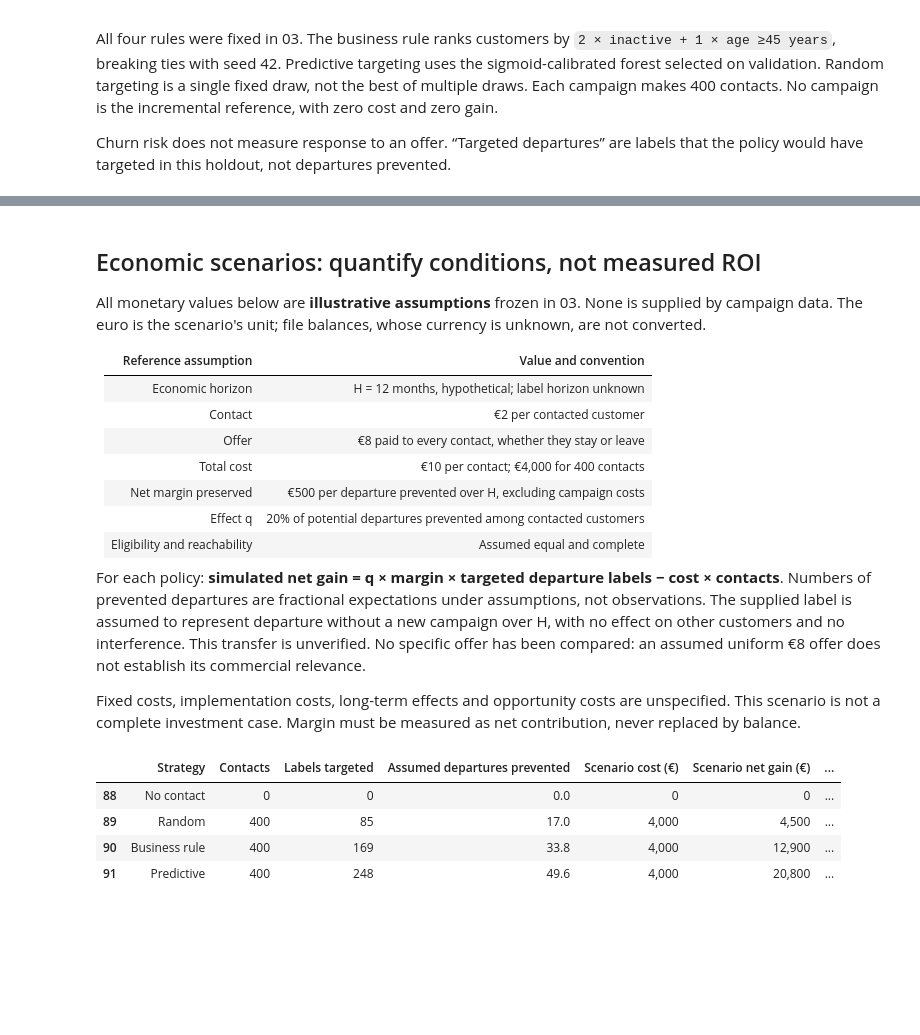
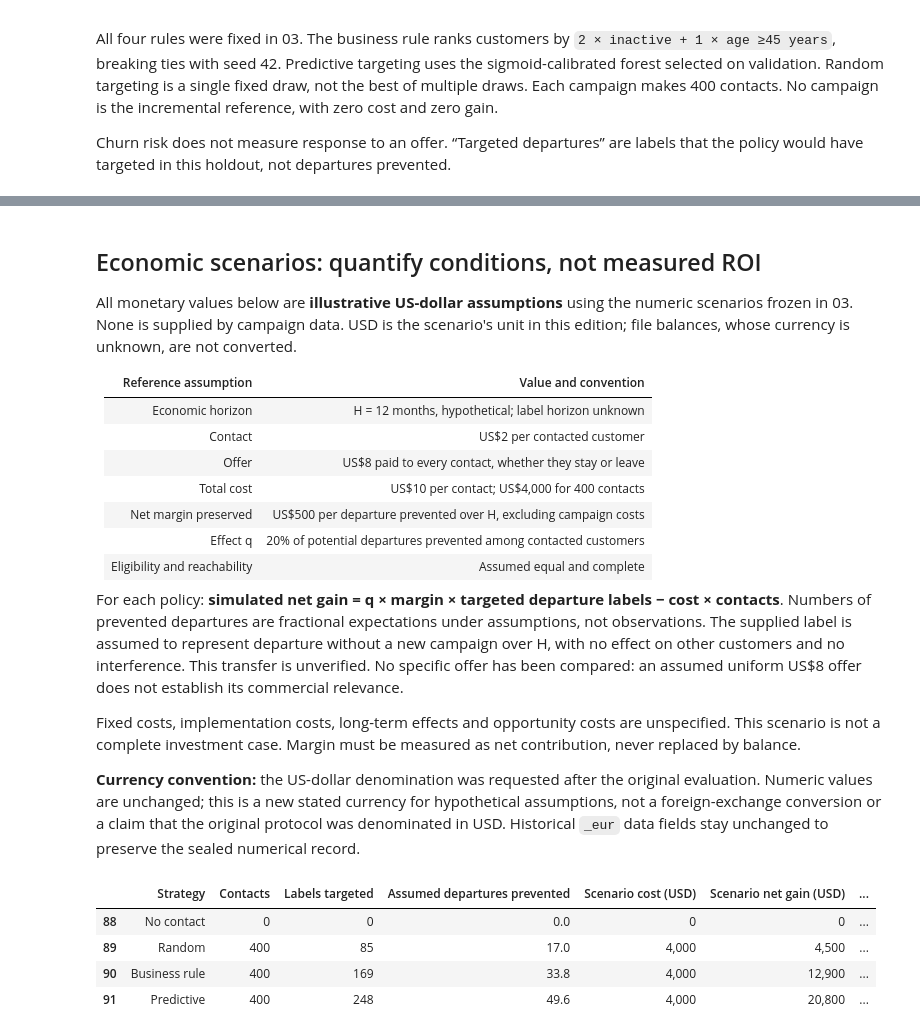
Before and after one commit to capristunt/bank-churn-analysis, a Jupyter notebook: notebooks/04-business-insights.ipynb, the cells around one changed output, grey strips where cells are left out. Saved outputs shown, nothing was run; the diff lists cells and outputs as text; code cells hidden in the pictures; blank space fills up the shorter version.

```diff
--- a/notebooks/04-business-insights.ipynb
+++ b/notebooks/04-business-insights.ipynb
@@ -119,37 +119,39 @@ Repeated random targeting would target an expected 81.4 departure labels; the fi
 # %% [markdown]
 ## Economic scenarios: quantify conditions, not measured ROI
 
-All monetary values below are **illustrative assumptions** frozen in 03. None is supplied by campaign data. The euro is the scenario's unit; file balances, whose currency is unknown, are not converted.
+All monetary values below are **illustrative US-dollar assumptions** using the numeric scenarios frozen in 03. None is supplied by campaign data. USD is the scenario's unit in this edition; file balances, whose currency is unknown, are not converted.
 
 | Reference assumption | Value and convention |
 |---|---|
 | Economic horizon | H = 12 months, hypothetical; label horizon unknown |
-| Contact | €2 per contacted customer |
-| Offer | €8 paid to every contact, whether they stay or leave |
-| Total cost | €10 per contact; €4,000 for 400 contacts |
-| Net margin preserved | €500 per departure prevented over H, excluding campaign costs |
+| Contact | US\$2 per contacted customer |
+| Offer | US\$8 paid to every contact, whether they stay or leave |
+| Total cost | US\$10 per contact; US\$4,000 for 400 contacts |
+| Net margin preserved | US\$500 per departure prevented over H, excluding campaign costs |
 | Effect q | 20% of potential departures prevented among contacted customers |
 | Eligibility and reachability | Assumed equal and complete |
 
-For each policy: **simulated net gain = q × margin × targeted departure labels − cost × contacts**. Numbers of prevented departures are fractional expectations under assumptions, not observations. The supplied label is assumed to represent departure without a new campaign over H, with no effect on other customers and no interference. This transfer is unverified. No specific offer has been compared: an assumed uniform €8 offer does not establish its commercial relevance.
+For each policy: **simulated net gain = q × margin × targeted departure labels − cost × contacts**. Numbers of prevented departures are fractional expectations under assumptions, not observations. The supplied label is assumed to represent departure without a new campaign over H, with no effect on other customers and no interference. This transfer is unverified. No specific offer has been compared: an assumed uniform US\$8 offer does not establish its commercial relevance.
 
 Fixed costs, implementation costs, long-term effects and opportunity costs are unspecified. This scenario is not a complete investment case. Margin must be measured as net contribution, never replaced by balance.
+
+**Currency convention:** the US-dollar denomination was requested after the original evaluation. Numeric values are unchanged; this is a new stated currency for hypothetical assumptions, not a foreign-exchange conversion or a claim that the original protocol was denominated in USD. Historical `_eur` data fields stay unchanged to preserve the sealed numerical record.
 # %%
 scenarios=[]
 for q in eco['effects']:
  for margin in eco['margins']:
   for cost in eco['costs']:
    for r in strategy.itertuples():
     scenarios.append({'strategie':r.strategie,'q':q,'marge_eur':margin,'cout_par_contact_eur':cost,'contacts':r.contacts,'labels_depart_cibles':r.departs_contactes,'departs_evites_attendus_scenario':q*r.departs_contactes,'budget_scenario_eur':cost*r.contacts,'gain_net_scenario_eur':q*margin*r.departs_contactes-cost*r.contacts})
 scenarios=pd.DataFrame(scenarios)
 reference=scenarios[(scenarios.q==eco['q']) & (scenarios.marge_eur==eco['margin_eur']) & (scenarios.cout_par_contact_eur==eco['cost_eur'])].copy()
 # Check against the frozen scenario without accessing customer records.
 pd.testing.assert_series_equal(reference.set_index('strategie').gain_net_scenario_eur.sort_index(),strategy.set_index('strategie').gain_net_scenario_eur.sort_index(),check_names=False,check_dtype=False)
 reference['q_point_mort']=np.where(reference.labels_depart_cibles>0,reference.budget_scenario_eur/(reference.marge_eur*reference.labels_depart_cibles),np.nan)
-display(reference[['strategie','contacts','labels_depart_cibles','departs_evites_attendus_scenario','budget_scenario_eur','gain_net_scenario_eur','q_point_mort']].rename(columns={'strategie':'Stratégie','contacts':'Contacts','labels_depart_cibles':'Labels ciblés','departs_evites_attendus_scenario':'Départs évités supposés','budget_scenario_eur':'Coût scénario (€)','gain_net_scenario_eur':'Gain net scénario (€)','q_point_mort':'q au point mort'}).style.format({'Départs évités supposés':'{:.1f}','Coût scénario (€)':'{:,.0f}','Gain net scénario (€)':'{:,.0f}','q au point mort':'{:.1%}'},na_rep='—'))
+display(reference[['strategie','contacts','labels_depart_cibles','departs_evites_attendus_scenario','budget_scenario_eur','gain_net_scenario_eur','q_point_mort']].rename(columns={'strategie':'Stratégie','contacts':'Contacts','labels_depart_cibles':'Labels ciblés','departs_evites_attendus_scenario':'Départs évités supposés','budget_scenario_eur':'Coût scénario (USD)','gain_net_scenario_eur':'Gain net scénario (USD)','q_point_mort':'q au point mort'}).style.format({'Départs évités supposés':'{:.1f}','Coût scénario (USD)':'{:,.0f}','Gain net scénario (USD)':'{:,.0f}','q au point mort':'{:.1%}'},na_rep='—'))
 scenarios.to_csv(OUT/'business_scenarios.csv',index=False)
 # %% [output]
-|  | Strategy | Contacts | Labels targeted | Assumed departures prevented | Scenario cost (€) | Scenario net gain (€) | ... |
+|  | Strategy | Contacts | Labels targeted | Assumed departures prevented | Scenario cost (USD) | Scenario net gain (USD) | ... |
 | 88 | No contact | 0 | 0 | 0.0 | 0 | 0 | ... |
 | 89 | Random | 400 | 85 | 17.0 | 4,000 | 4,500 | ... |
 | 90 | Business rule | 400 | 169 | 33.8 | 4,000 | 12,900 | ... |
```
Also changed, not shown: parts of 5 cells of this notebook, 4 other files.
